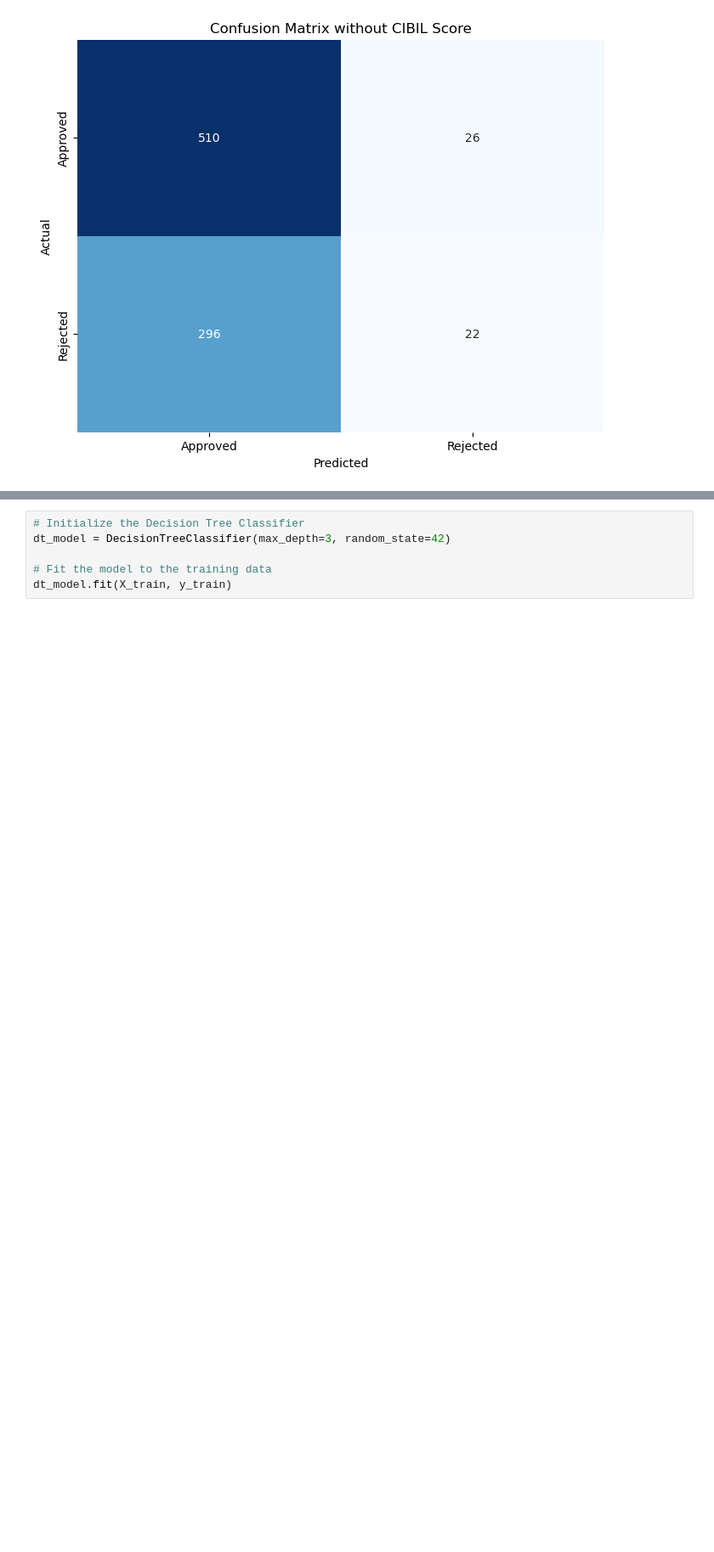
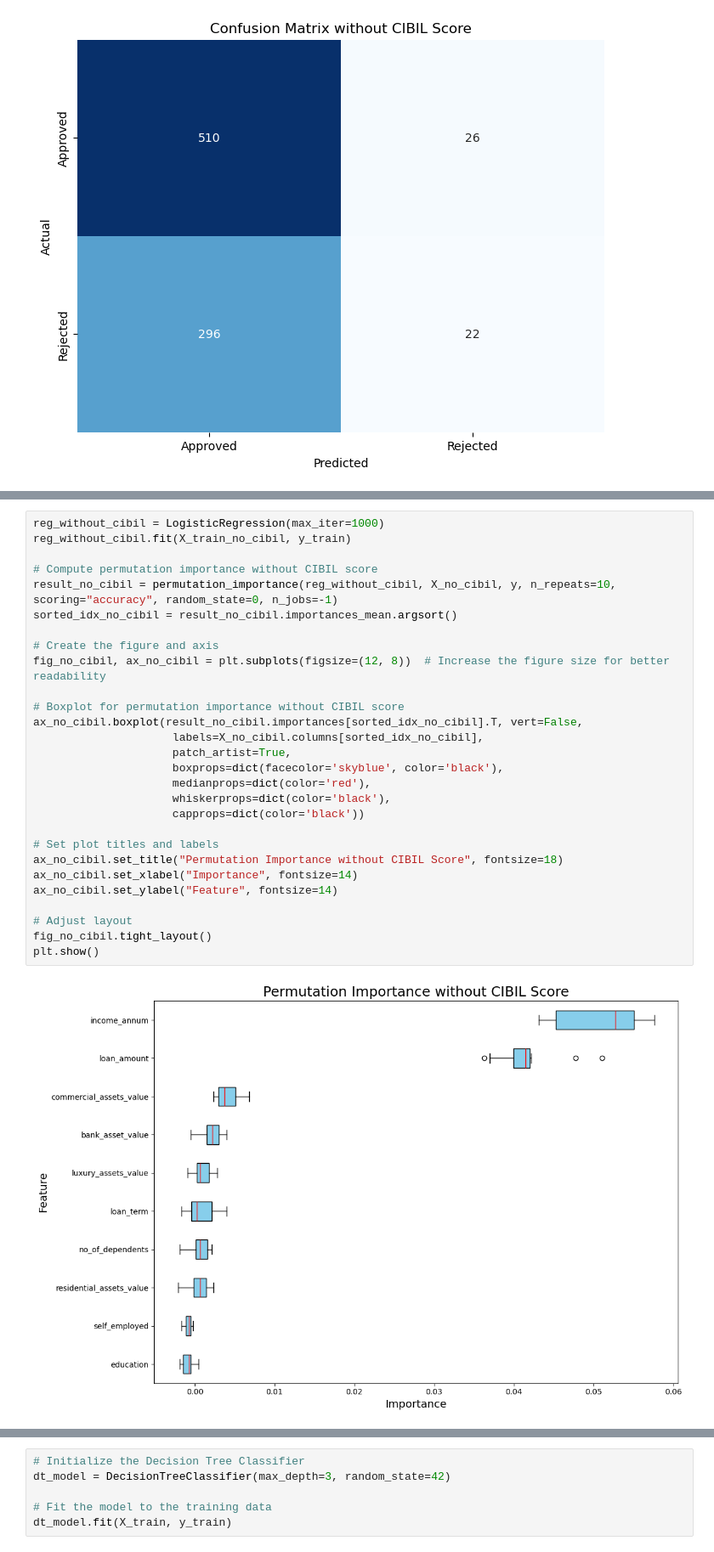
Before and after one commit to Group-6-Software-Development/Data-Handling-and-Machine-Learning, a Jupyter notebook: Home Assignments/Task 6 - Project.ipynb, the cells around one changed output, grey strips where cells are left out. Shown: that part at 85% size. Drawn from its saved outputs; the diff is of its cells as text; blank space fills up the shorter version.

```diff
--- a/Home Assignments/Task 6 - Project.ipynb
+++ b/Home Assignments/Task 6 - Project.ipynb
@@ -422,3 +396,33 @@ plt.show()
+# %%
+reg_without_cibil = LogisticRegression(max_iter=1000)
+reg_without_cibil.fit(X_train_no_cibil, y_train)
+
+# Compute permutation importance without CIBIL score
+result_no_cibil = permutation_importance(reg_without_cibil, X_no_cibil, y, n_repeats=10, scoring="accuracy", random_state=0, n_jobs=-1)
+sorted_idx_no_cibil = result_no_cibil.importances_mean.argsort()
+
+# Create the figure and axis
+fig_no_cibil, ax_no_cibil = plt.subplots(figsize=(12, 8))  # Increase the figure size for better readability
+
+# Boxplot for permutation importance without CIBIL score
+ax_no_cibil.boxplot(result_no_cibil.importances[sorted_idx_no_cibil].T, vert=False,
+                     labels=X_no_cibil.columns[sorted_idx_no_cibil],
+                     patch_artist=True,
+                     boxprops=dict(facecolor='skyblue', color='black'),
+                     medianprops=dict(color='red'),
+                     whiskerprops=dict(color='black'),
+                     capprops=dict(color='black'))
+
+# Set plot titles and labels
+ax_no_cibil.set_title("Permutation Importance without CIBIL Score", fontsize=18)
+ax_no_cibil.set_xlabel("Importance", fontsize=14)
+ax_no_cibil.set_ylabel("Feature", fontsize=14)
+
+# Adjust layout
+fig_no_cibil.tight_layout()
+plt.show()
+# %% [output]
+[figure, added]
 # %%
 # Predict probabilities for both models
 probs_with_cibil = model_with_cibil.predict_proba(X_test)[:, 1]  # Probability of approval
```
Also changed, not shown: parts of 4 cells of this notebook.
